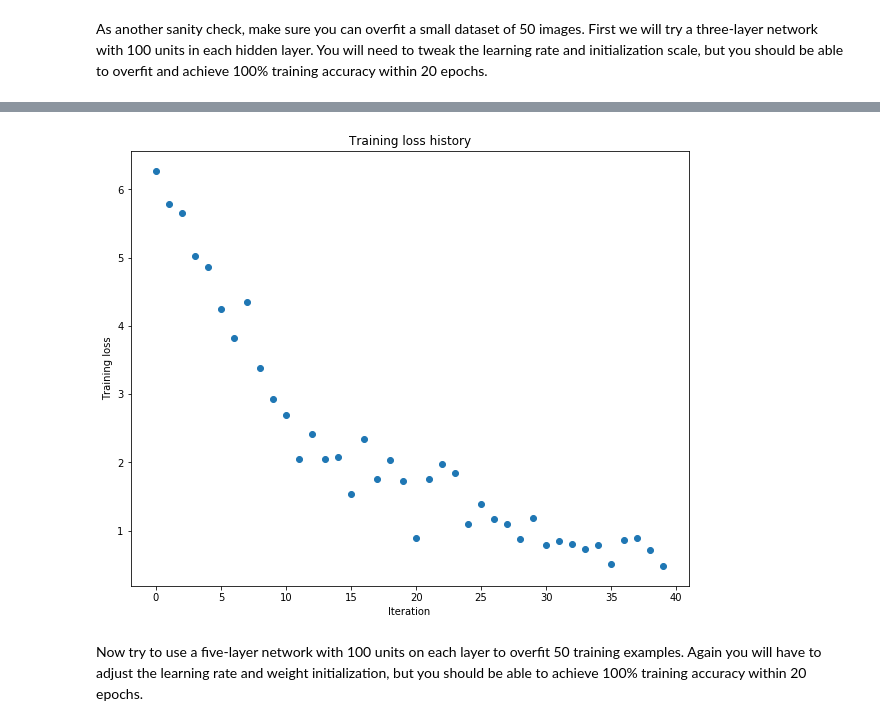
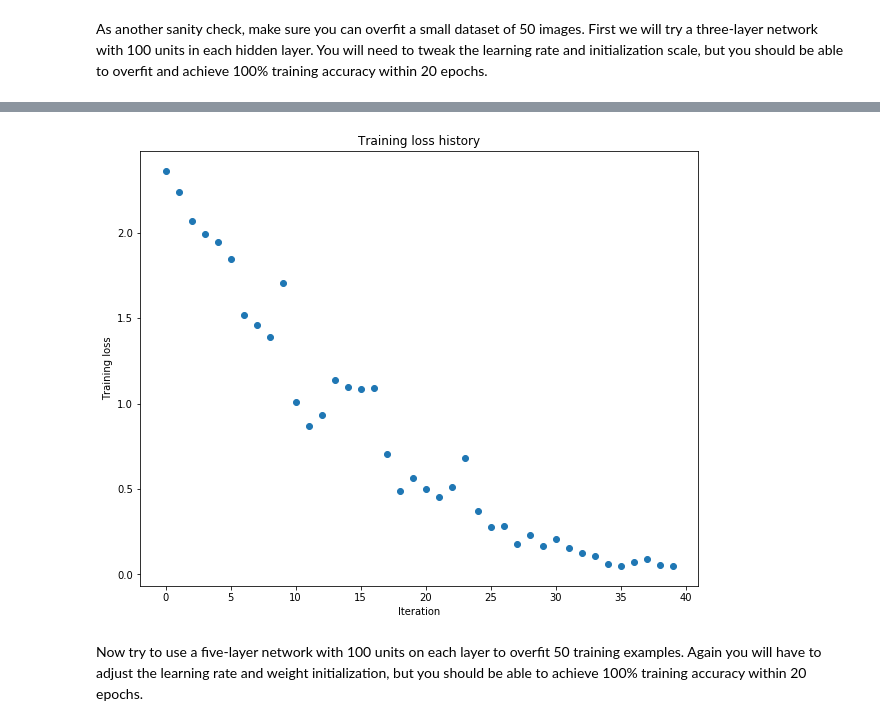
Before and after one commit to samshipengs/CS231n, a Jupyter notebook: assignment2/FullyConnectedNets.ipynb, the cells around one changed output, grey strips where cells are left out. Cells and saved outputs as stored; diff of their text form; code cells hidden in the pictures.

```diff
--- a/assignment2/FullyConnectedNets.ipynb
+++ b/assignment2/FullyConnectedNets.ipynb
@@ -423,7 +433,7 @@ small_data = {
 }
 
 weight_scale = 1e-2
-learning_rate = 1e-4
+learning_rate = 8e-3
 model = FullyConnectedNet([100, 100],
               weight_scale=weight_scale, dtype=np.float64)
 solver = Solver(model, small_data,
@@ -461,4 +471,4 @@ plt.show()
-[figure, old version]
+[figure, new version]
 # %% [markdown]
 Now try to use a five-layer network with 100 units on each layer to overfit 50 training examples. Again you will have to adjust the learning rate and weight initialization, but you should be able to achieve 100% training accuracy within 20 epochs.
 # %%
```
Also changed, not shown: parts of 13 cells of this notebook, 2 other files.
